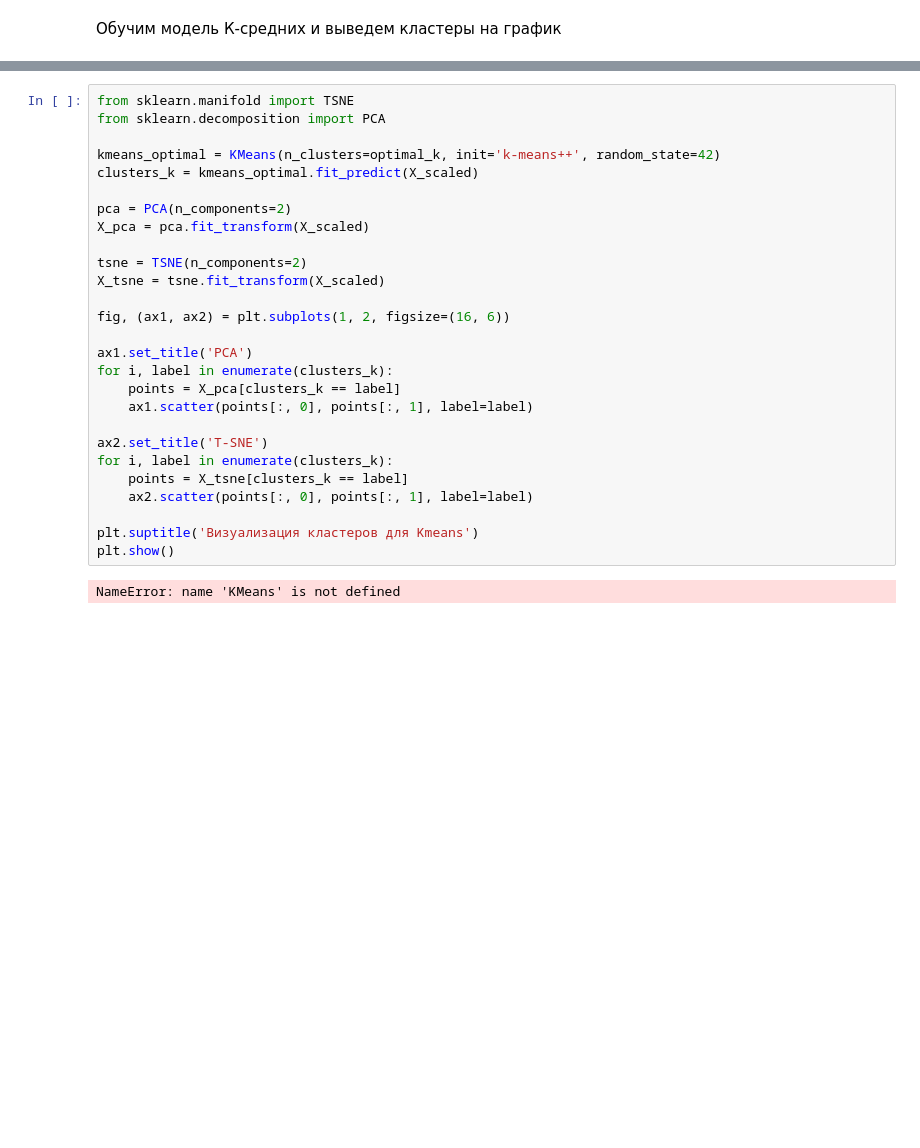
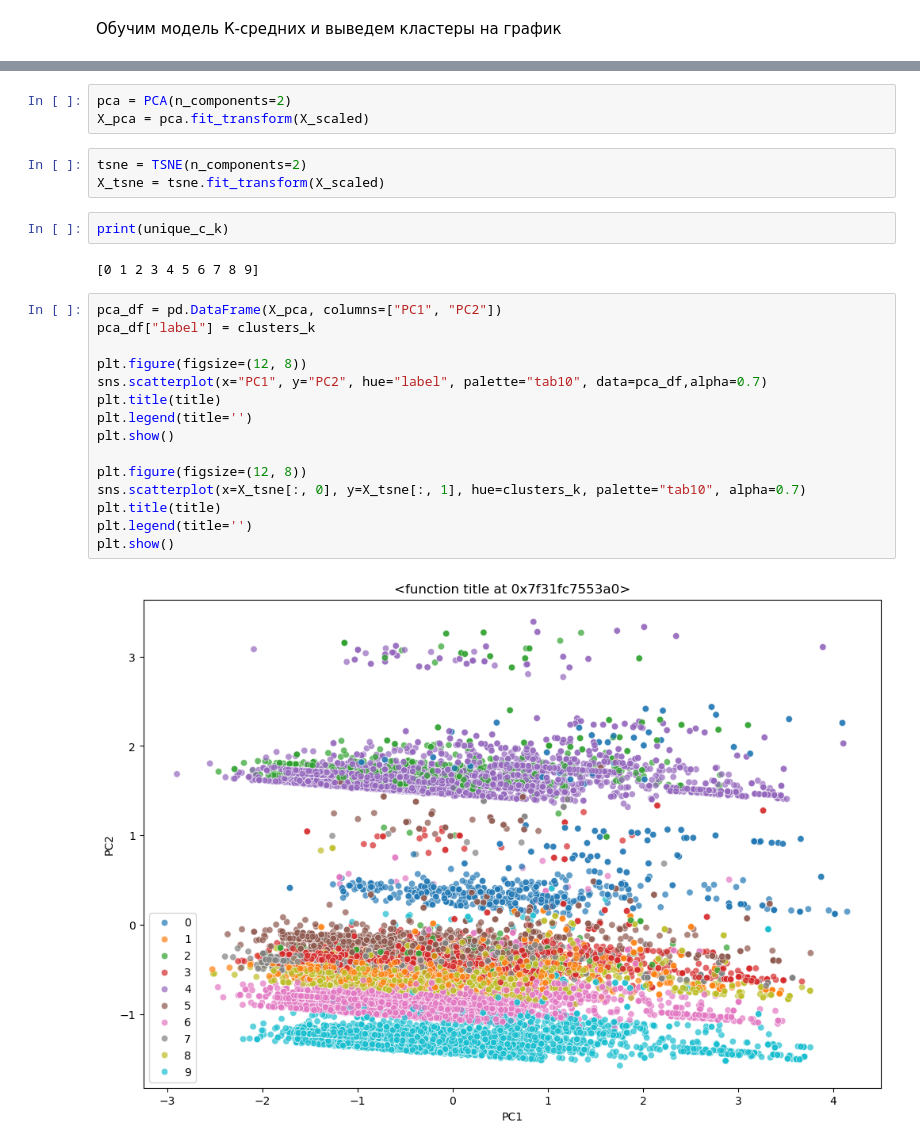
Before and after one commit to Winnie-the-Pooh2019/ai-l2.2.3, a Jupyter notebook: main.ipynb, the cells around one changed output, grey strips where cells are left out. Drawn from its saved outputs; the diff is of its cells as text; blank space fills up the shorter version.

```diff
--- a/main.ipynb
+++ b/main.ipynb
@@ -232,29 +243,27 @@ optimal_e = 1.8
+# %%
+pca = PCA(n_components=2)
+X_pca = pca.fit_transform(X_scaled)
+# %%
+tsne = TSNE(n_components=2)
+X_tsne = tsne.fit_transform(X_scaled)
+# %%
+print(unique_c_k)
+# %% [output]
+[0 1 2 3 4 5 6 7 8 9]
 # %%
-from sklearn.manifold import TSNE
-from sklearn.decomposition import PCA
+pca_df = pd.DataFrame(X_pca, columns=["PC1", "PC2"])
+pca_df["label"] = clusters_k
 
-kmeans_optimal = KMeans(n_clusters=optimal_k, init='k-means++', random_state=42)
-clusters_k = kmeans_optimal.fit_predict(X_scaled)
+plt.figure(figsize=(12, 8))
+sns.scatterplot(x="PC1", y="PC2", hue="label", palette="tab10", data=pca_df,alpha=0.7)
+plt.title(title)
+plt.legend(title='')
+plt.show()
 
-pca = PCA(n_components=2)
-X_pca = pca.fit_transform(X_scaled)
-
-tsne = TSNE(n_components=2)
-X_tsne = tsne.fit_transform(X_scaled)
-
-fig, (ax1, ax2) = plt.subplots(1, 2, figsize=(16, 6))
-
-ax1.set_title('PCA')
-for i, label in enumerate(clusters_k):
-    points = X_pca[clusters_k == label]
-    ax1.scatter(points[:, 0], points[:, 1], label=label)
-
-ax2.set_title('T-SNE')
-for i, label in enumerate(clusters_k):
-    points = X_tsne[clusters_k == label]
-    ax2.scatter(points[:, 0], points[:, 1], label=label)
-
-plt.suptitle('Визуализация кластеров для Kmeans')
+plt.figure(figsize=(12, 8))
+sns.scatterplot(x=X_tsne[:, 0], y=X_tsne[:, 1], hue=clusters_k, palette="tab10", alpha=0.7)
+plt.title(title)
+plt.legend(title='')
 plt.show()
 # %% [output]
-NameError: name 'KMeans' is not defined
+[figure, added]
```
Also changed, not shown: parts of 8 cells of this notebook.
